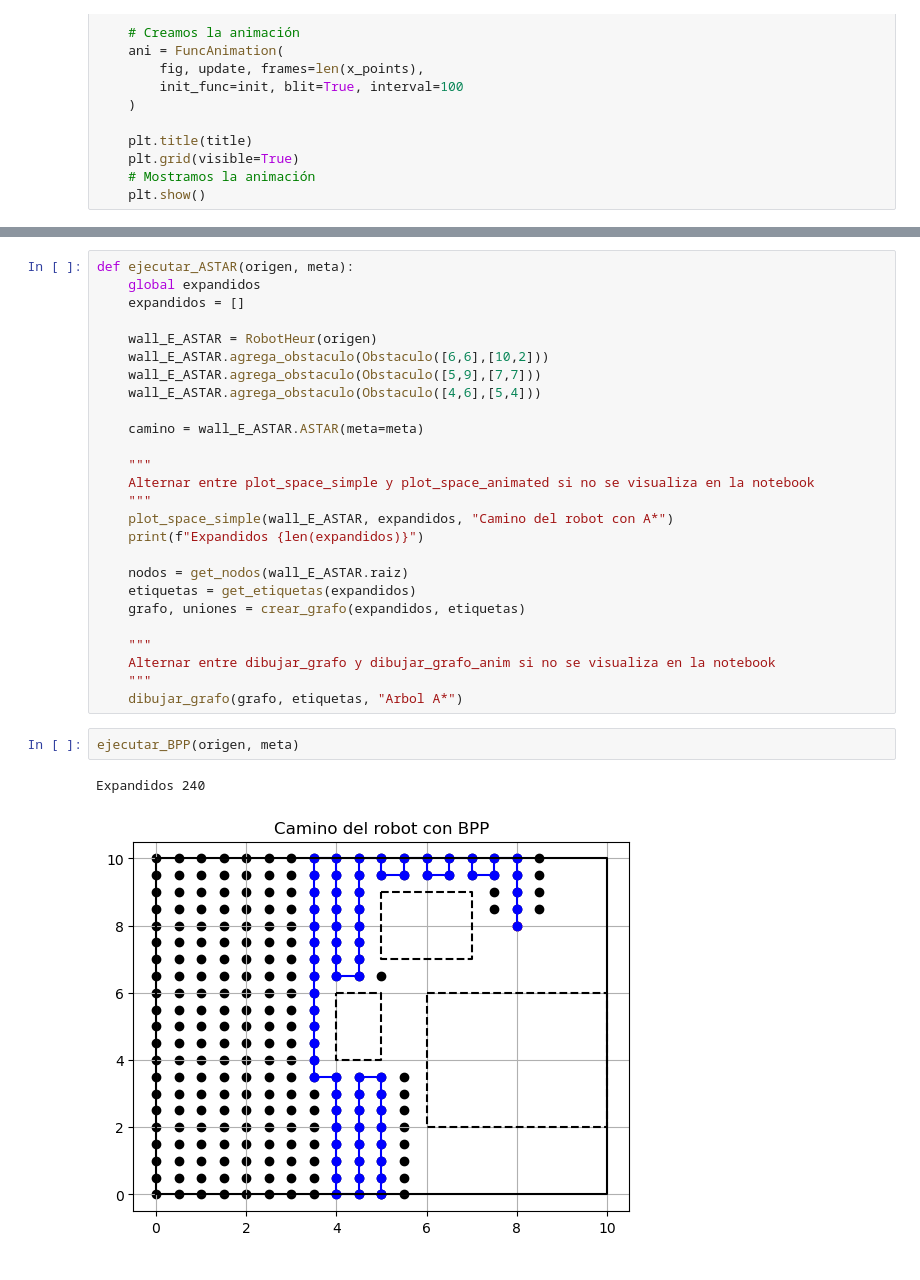
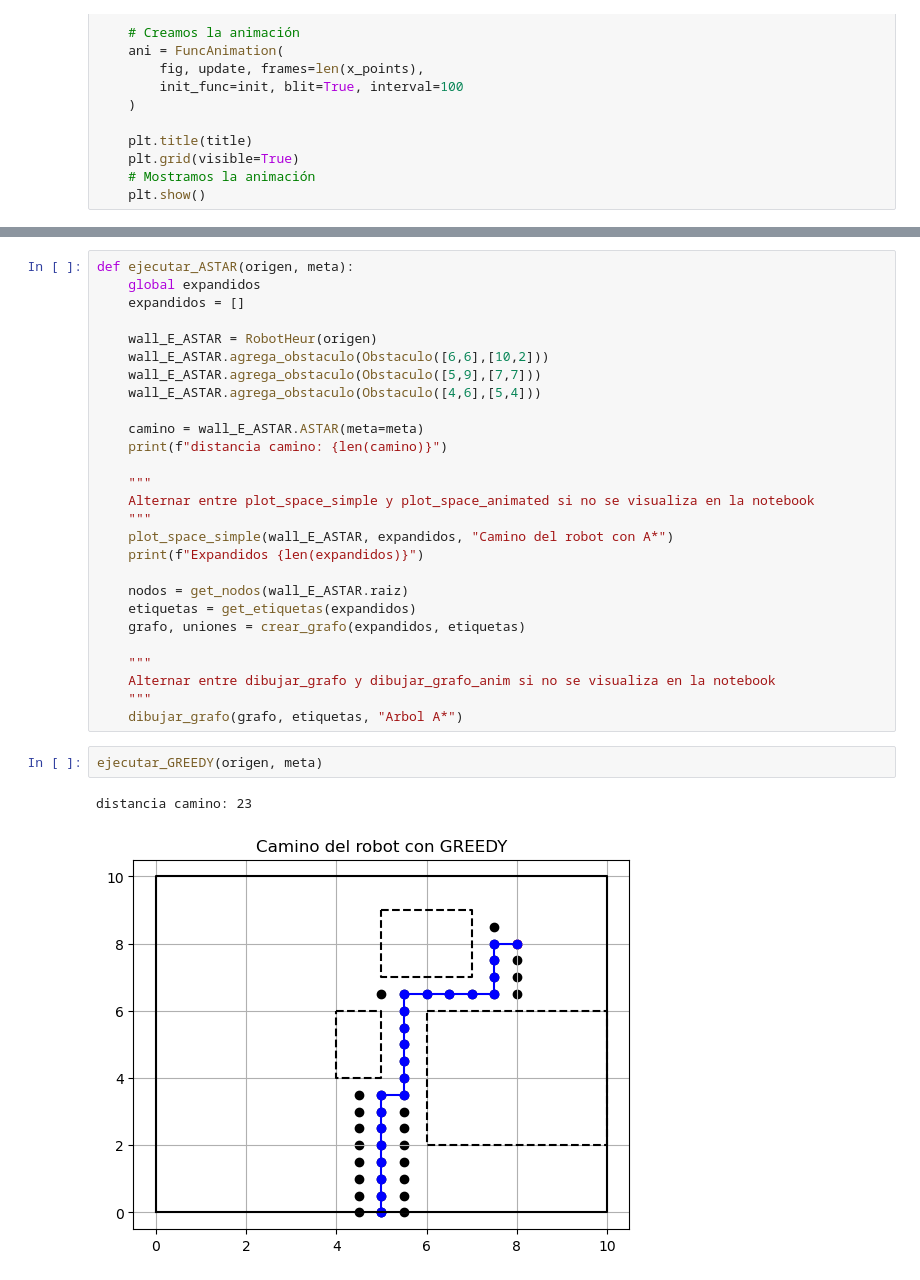
Before and after one commit to ElCamacho05/INTRO_IA_TAREAS, a Jupyter notebook: Robot_animado.ipynb, the cells around one changed output, grey strips where cells are left out. Cells and saved outputs as stored; diff of their text form.

Commit message:
cambios menores, longitud de camino

```diff
--- a/Robot_animado.ipynb
+++ b/Robot_animado.ipynb
@@ -602,6 +606,7 @@ def ejecutar_ASTAR(origen, meta):
     wall_E_ASTAR.agrega_obstaculo(Obstaculo([4,6],[5,4]))
 
     camino = wall_E_ASTAR.ASTAR(meta=meta)
+    print(f"distancia camino: {len(camino)}")
 
     """
     Alternar entre plot_space_simple y plot_space_animated si no se visualiza en la notebook
@@ -618,7 +623,7 @@ def ejecutar_ASTAR(origen, meta):
     """
     dibujar_grafo(grafo, etiquetas, "Arbol A*")
 # %%
-ejecutar_BPP(origen, meta)
+ejecutar_GREEDY(origen, meta)
 # %% [output]
-Expandidos 240
+distancia camino: 23
-[figure, old version]
+[figure, new version]
```
Also changed, not shown: parts of 3 cells of this notebook.
